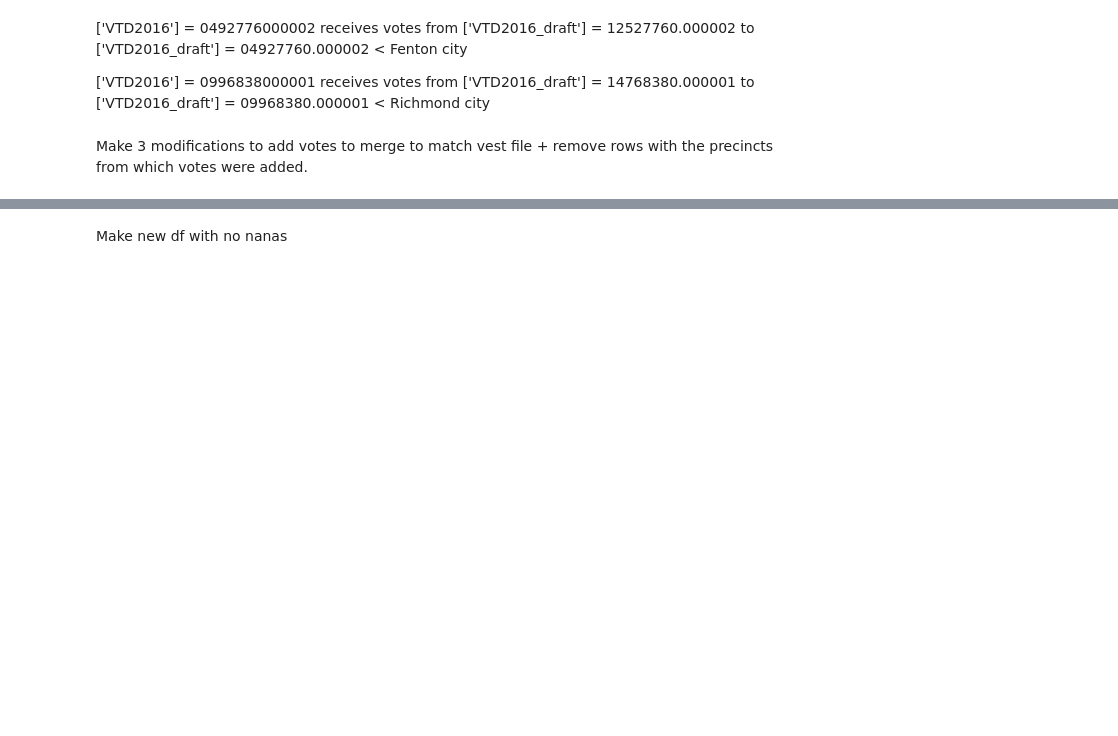
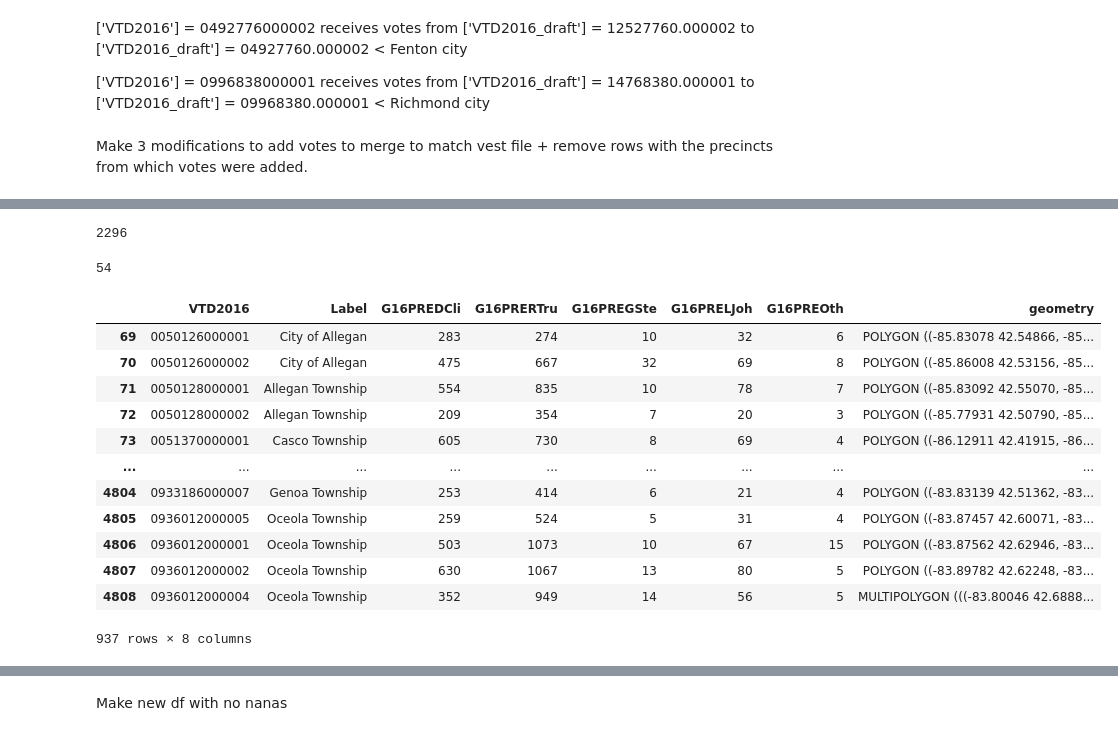
Before and after one commit to nonpartisan-redistricting-datahub/pdv-mi, a Jupyter notebook: vest-mi-2016/vest_mi_2016.ipynb, the cells around one changed output, grey strips where cells are left out. Saved outputs shown, nothing was run; the diff lists cells and outputs as text; code cells hidden in the pictures; blank space fills up the shorter version.

```diff
--- a/vest-mi-2016/vest_mi_2016.ipynb
+++ b/vest-mi-2016/vest_mi_2016.ipynb
@@ -905,0 +930,2 @@ df_with_avcb_and_stat_reallocated = df_with_avcb_and_stat_reallocated[~(df_with_
+# %%
+gdfv['county_fips'] = gdfv['VTD2016'].str.slice(stop=3)
@@ -905,0 +1032,33 @@ df_with_avcb_and_stat_reallocated = df_with_avcb_and_stat_reallocated[~(df_with_
+# %%
+len(diff_list)
+# %% [output]
+2296
+# %%
+diff_counties = []
+for prec_id in diff_list:
+    county_diff = prec_id[:3]
+    diff_counties.append(county_diff)
+    #print(county_diff)
+    #print(diff_counties)
+    #break
+#diff_counties.nunique()
+# %%
+len(set(diff_counties))
+# %% [output]
+54
+# %%
+gdfv[~gdfv['VTD2016'].str.slice(stop = 3).isin(set(diff_counties))]
+# %% [output]
+|  | VTD2016 | Label | G16PREDCli | G16PRERTru | G16PREGSte | G16PRELJoh | G16PREOth | geometry |
+| 69 | 0050126000001 | City of Allegan | 283 | 274 | 10 | 32 | 6 | POLYGON ((-85.83078 42.54866, -85... |
+| 70 | 0050126000002 | City of Allegan | 475 | 667 | 32 | 69 | 8 | POLYGON ((-85.86008 42.53156, -85... |
+| 71 | 0050128000001 | Allegan Township | 554 | 835 | 10 | 78 | 7 | POLYGON ((-85.83092 42.55070, -85... |
+| 72 | 0050128000002 | Allegan Township | 209 | 354 | 7 | 20 | 3 | POLYGON ((-85.77931 42.50790, -85... |
+| 73 | 0051370000001 | Casco Township | 605 | 730 | 8 | 69 | 4 | POLYGON ((-86.12911 42.41915, -86... |
+| ... | ... | ... | ... | ... | ... | ... | ... | ... |
+| 4804 | 0933186000007 | Genoa Township | 253 | 414 | 6 | 21 | 4 | POLYGON ((-83.83139 42.51362, -83... |
+| 4805 | 0936012000005 | Oceola Township | 259 | 524 | 5 | 31 | 4 | POLYGON ((-83.87457 42.60071, -83... |
+| 4806 | 0936012000001 | Oceola Township | 503 | 1073 | 10 | 67 | 15 | POLYGON ((-83.87562 42.62946, -83... |
+| 4807 | 0936012000002 | Oceola Township | 630 | 1067 | 13 | 80 | 5 | POLYGON ((-83.89782 42.62248, -83... |
+| 4808 | 0936012000004 | Oceola Township | 352 | 949 | 14 | 56 | 5 | MULTIPOLYGON (((-83.80046 42.6888... |
+937 rows × 8 columns
```
Also changed, not shown: parts of 87 cells of this notebook.
